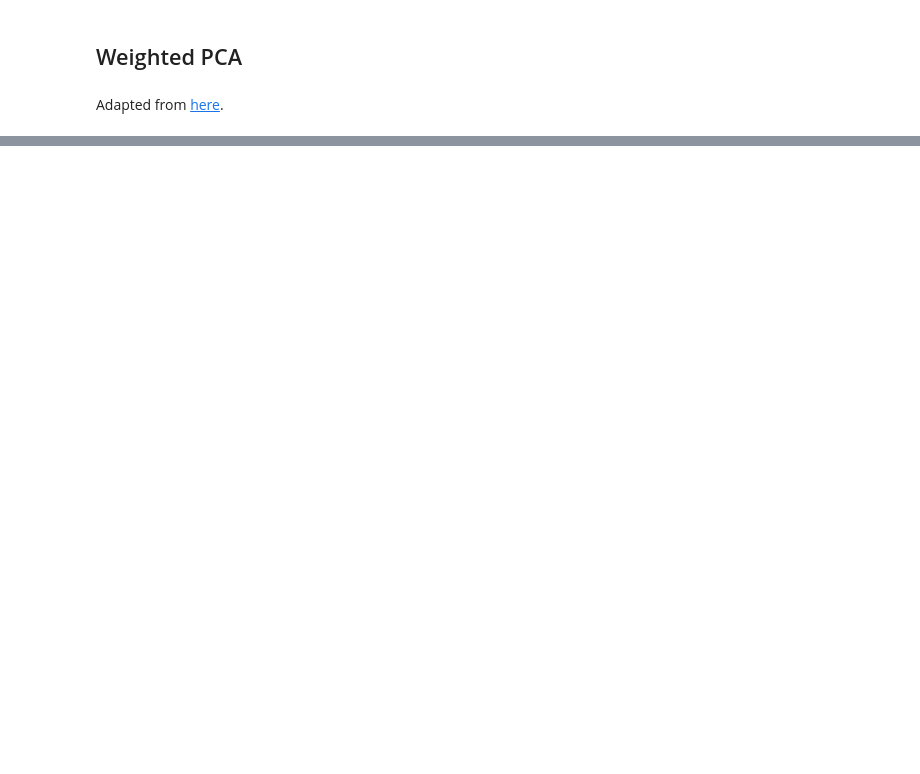
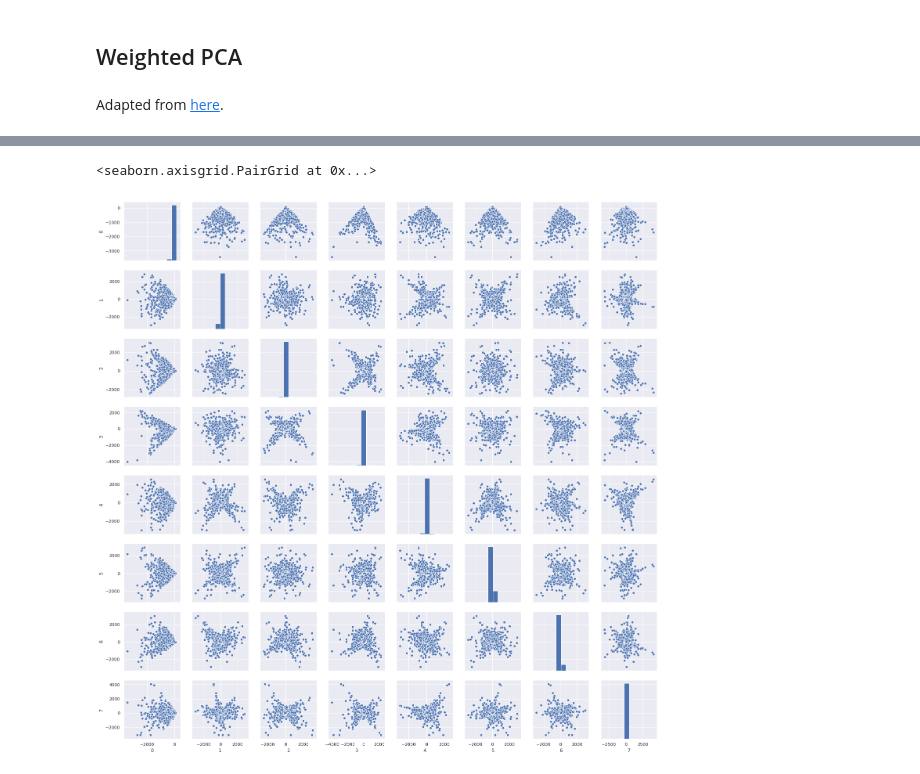
Before and after one commit to dkirkby/DC2, a Jupyter notebook: Playground.ipynb, the cells around one changed output, grey strips where cells are left out. Drawn from its saved outputs; the diff is of its cells as text; code cells hidden in the pictures; blank space fills up the shorter version.

```diff
--- a/Playground.ipynb
+++ b/Playground.ipynb
@@ -290,0 +341,5 @@ accumulate(train_loader, 100)
+# %%
+sns.pairplot(pd.DataFrame(Y))
+# %% [output]
+<seaborn.axisgrid.PairGrid at 0x...>
+[figure, added]
```
Also changed, not shown: parts of 16 cells of this notebook.
